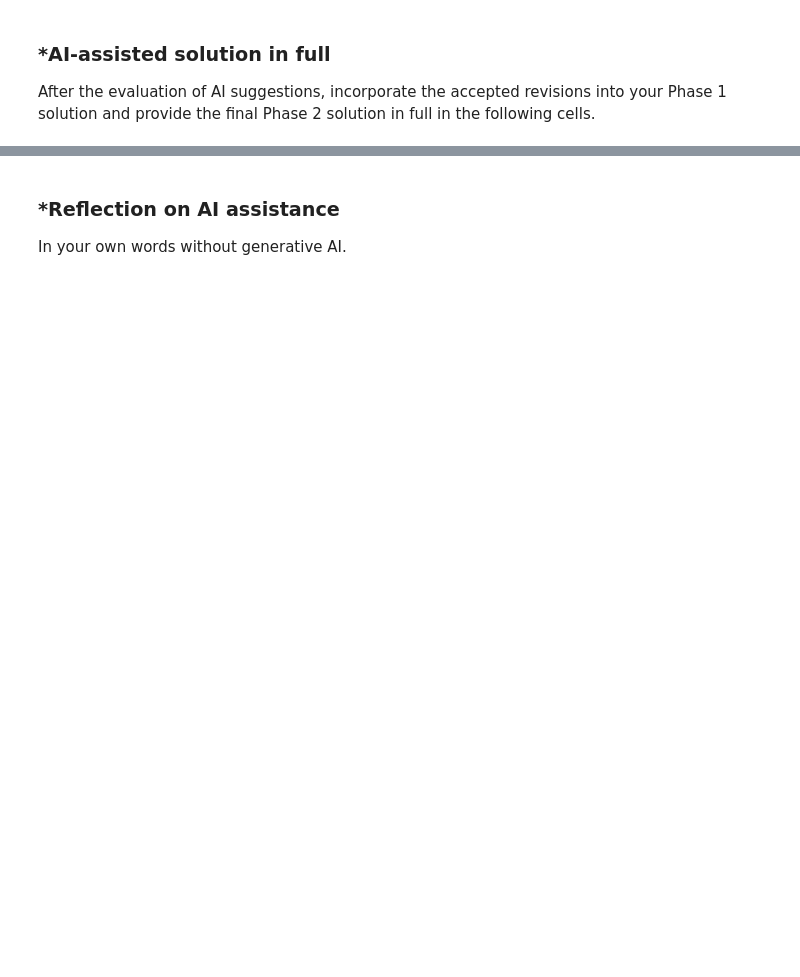
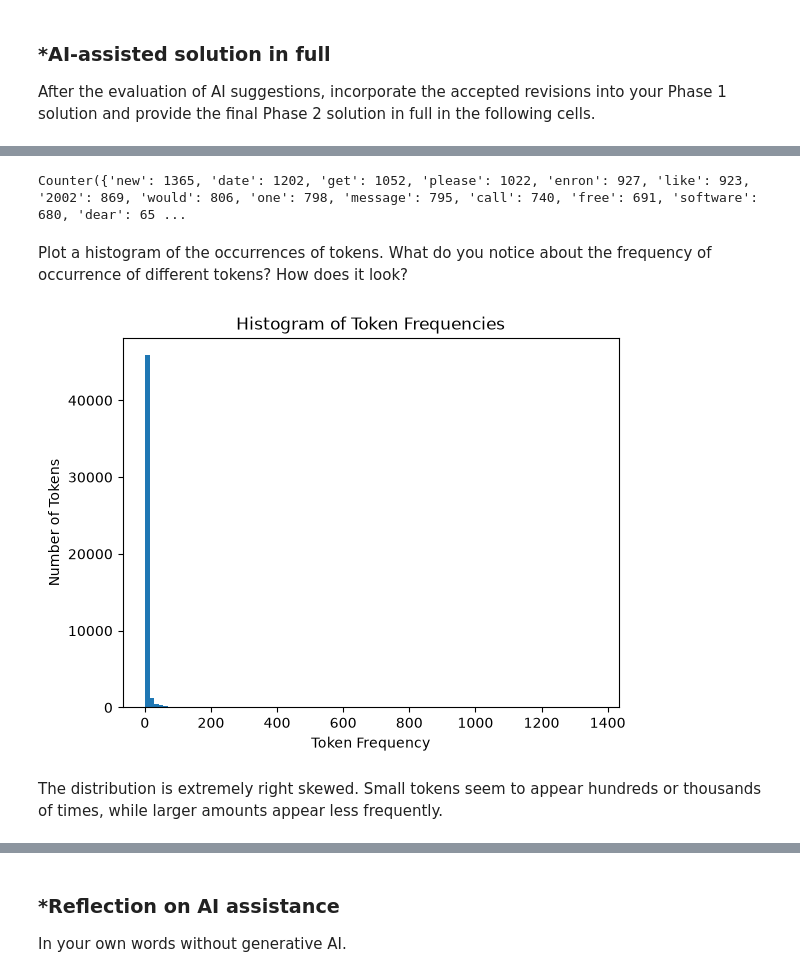
Before and after one commit to CodyChhea1/A05-pca, a Jupyter notebook: notebook.ipynb, the cells around one changed output, grey strips where cells are left out. Saved outputs shown, nothing was run; the diff lists cells and outputs as text; code cells hidden in the pictures; blank space fills up the shorter version.

```diff
--- a/notebook.ipynb
+++ b/notebook.ipynb
@@ -244,0 +258,30 @@ After the evaluation of AI suggestions, incorporate the accepted revisions into
+# %%
+import pickle
+import matplotlib.pyplot as plt
+import pandas as pd
+
+
+with open('data/all_tokens.pickle', 'rb') as file:
+    all_tokens = pickle.load(file)
+
+from collections import Counter
+token_count = Counter(all_tokens)
+token_freq = token_count.most_common()
+
+print(token_count)
+# %% [output]
+Counter({'new': 1365, 'date': 1202, 'get': 1052, 'please': 1022, 'enron': 927, 'like': 923, '2002': 869, 'would': 806, 'one': 798, 'message': 795, 'call': 740, 'free': 691, 'software': 680, 'dear': 65 ...
+# %% [markdown]
+Plot a histogram of the occurrences of tokens.
+What do you notice about the frequency of occurrence of different tokens? How does it look?
+# %%
+counts = [count for token, count in token_freq]
+plt.hist(counts, bins=100)
+plt.xlabel('Token Frequency')
+plt.ylabel('Number of Tokens')
+plt.title('Histogram of Token Frequencies')
+plt.show()
+# %% [output]
+[figure, added]
+# %% [markdown]
+The distribution is extremely right skewed. Small tokens seem to appear hundreds or thousands of times, while larger amounts appear less frequently.
```
Also changed, not shown: parts of 31 cells of this notebook.
